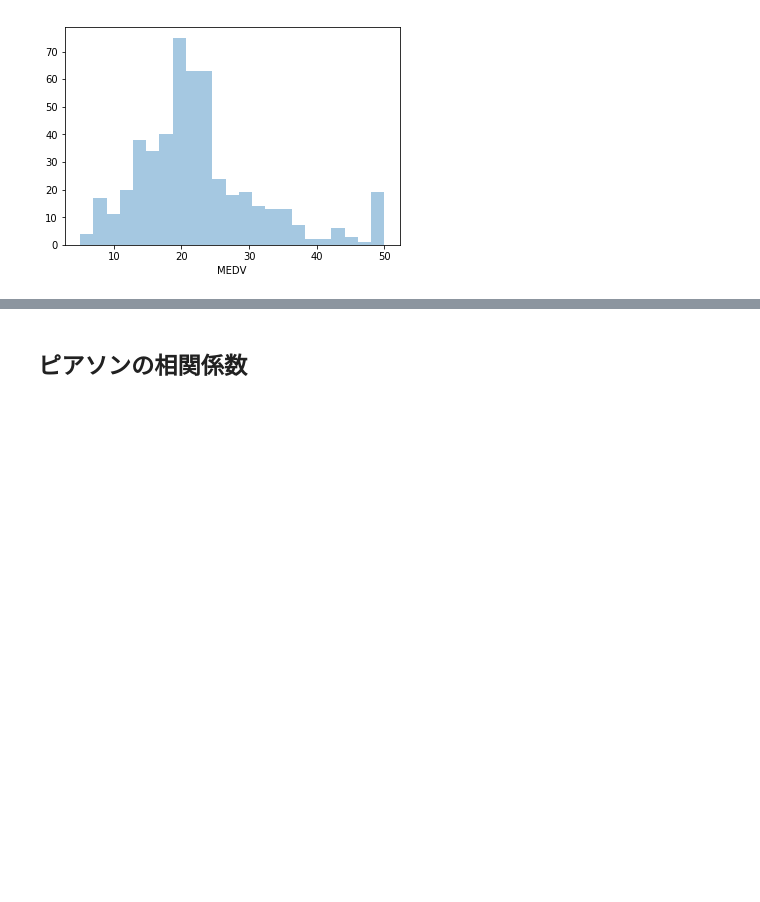
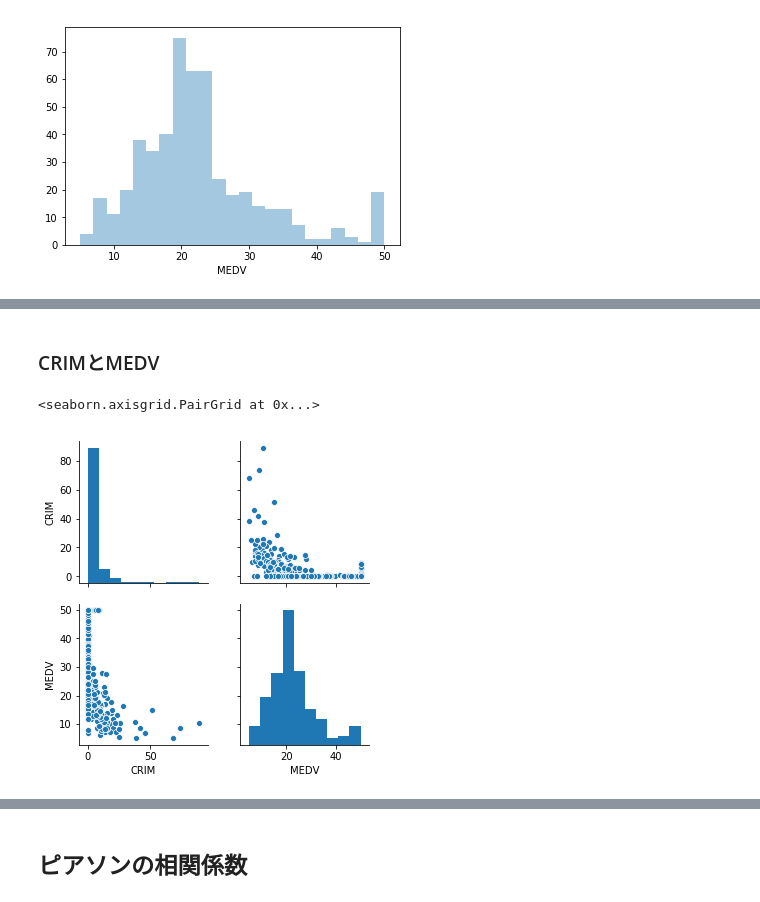
Before and after one commit to Kosuke-Sugiyama/kadai-H, a Jupyter notebook: EDA_boston.ipynb, the cells around one changed output, grey strips where cells are left out. Drawn from its saved outputs; the diff is of its cells as text; code cells hidden in the pictures; blank space fills up the shorter version.

```diff
--- a/EDA_boston.ipynb
+++ b/EDA_boston.ipynb
@@ -152,0 +184,7 @@ sns.distplot(df["MEDV"], kde=False)
+# %% [markdown]
+### CRIMとMEDV
+# %%
+sns.pairplot(df[["CRIM", "MEDV"]])
+# %% [output]
+<seaborn.axisgrid.PairGrid at 0x...>
+[figure, added]
```
Also changed, not shown: parts of 37 cells of this notebook.
